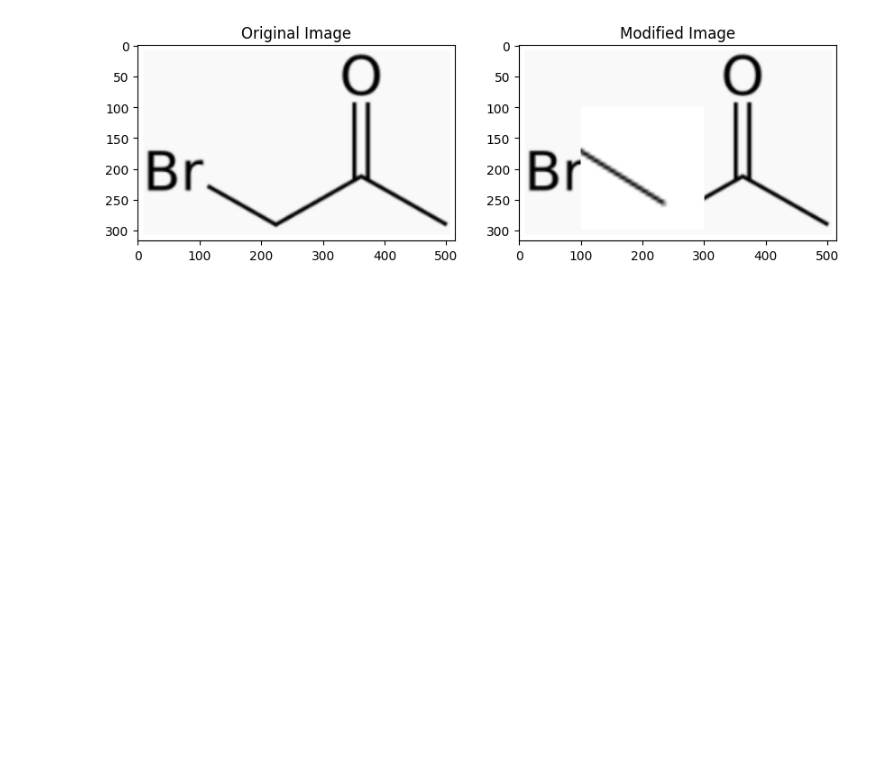
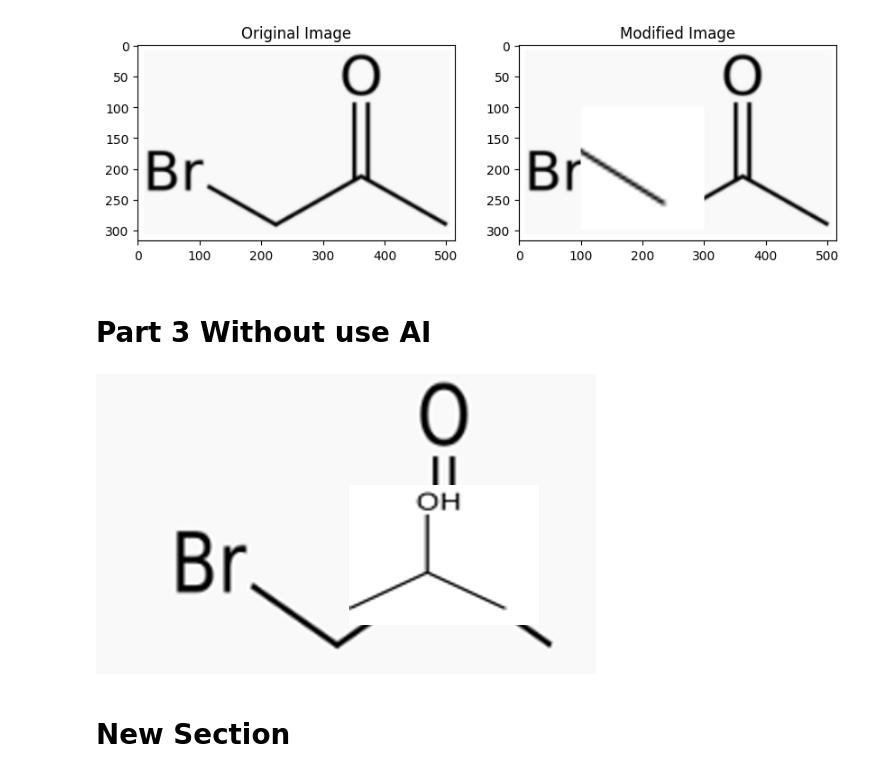
Before and after one commit to shahd1995913/OCR-for-Chemistry, a Jupyter notebook: replacment_Part.ipynb, the cells around one changed output. Cells and saved outputs as stored; diff of their text form; code cells hidden in the pictures; blank space fills up the shorter version.

Commit message:
Part 3

```diff
--- a/replacment_Part.ipynb
+++ b/replacment_Part.ipynb
@@ -654,3 +654,39 @@ plt.show()
 # %% [output]
 1/1 [==============================] - 0s 219ms/step
 [figure]
+# %% [markdown]
+# Part 3 Without use AI
+# %%
+import cv2
+import numpy as np
+from google.colab.patches import cv2_imshow
+
+# Load the image
+image = cv2.imread('/content/test_images/testimages.png')
+
+# Define the object to detect and its replacement
+object_to_detect = cv2.imread('/content/data_/image001.png')
+object_to_replace = cv2.imread('/content/replacment_folder/product.png')
+
+# Convert the images to grayscale
+gray_image = cv2.cvtColor(image, cv2.COLOR_BGR2GRAY)
+gray_object = cv2.cvtColor(object_to_detect, cv2.COLOR_BGR2GRAY)
+
+# Perform object detection
+result = cv2.matchTemplate(gray_image, gray_object, cv2.TM_CCOEFF_NORMED)
+min_val, max_val, min_loc, max_loc = cv2.minMaxLoc(result)
+top_left = max_loc
+bottom_right = (top_left[0] + object_to_detect.shape[1], top_left[1] + object_to_detect.shape[0])
+
+# Resize the replacement object to match the dimensions of the region to be replaced
+object_to_replace_resized = cv2.resize(object_to_replace, (bottom_right[0] - top_left[0], bottom_right[1] - top_left[1]))
+
+# Replace the detected object with the resized replacement object
+image[top_left[1]:bottom_right[1], top_left[0]:bottom_right[0]] = object_to_replace_resized
+
+# Display the modified image
+cv2_imshow(image)
+# %% [output]
+[figure, added]
+# %% [markdown]
+# New Section
```
Also changed, not shown: parts of 6 cells of this notebook.
